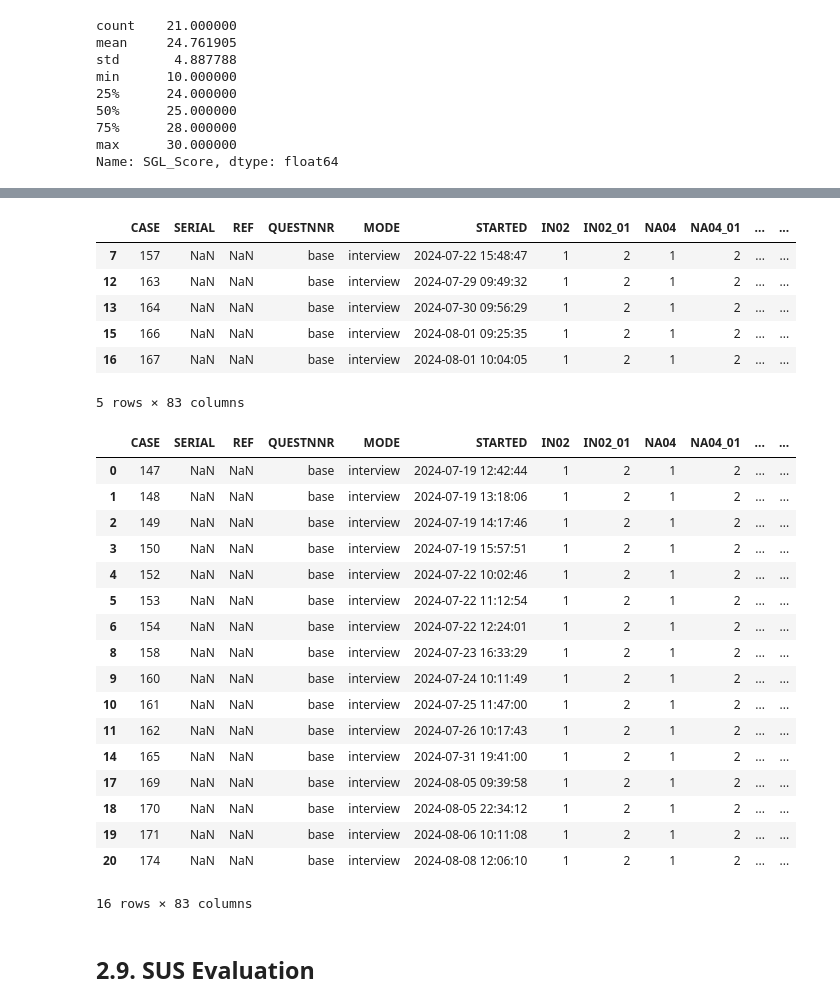
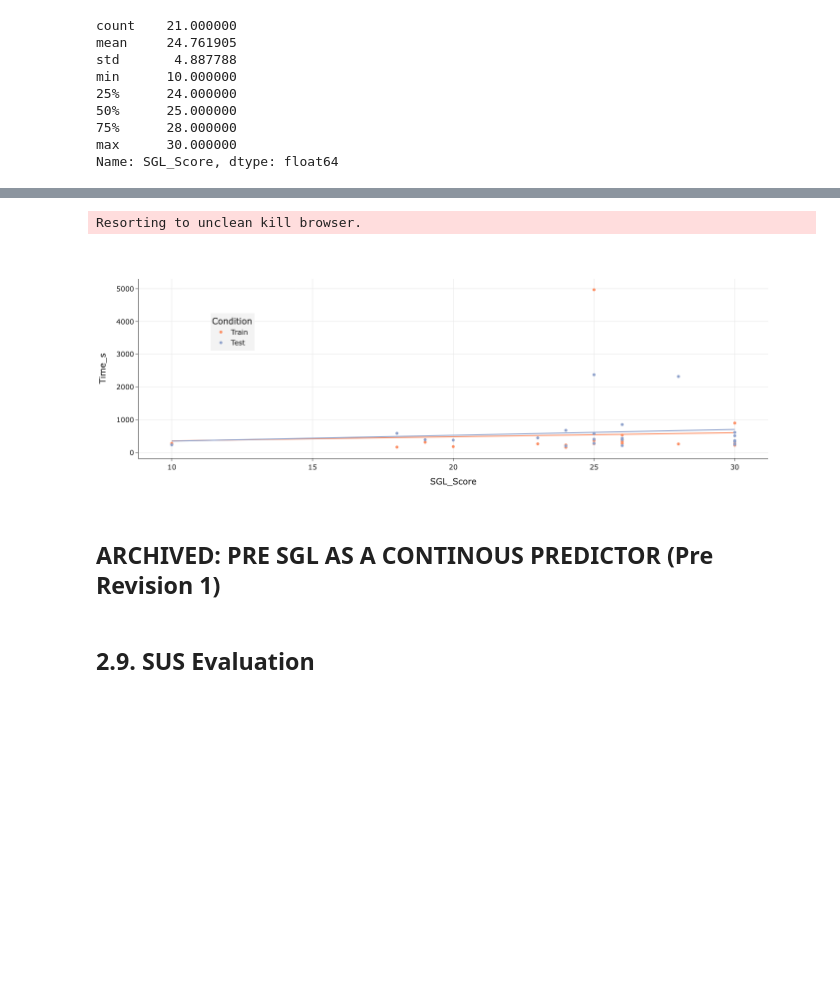
Before and after one commit to AAnzel/Polar-Diagrams-Dashboard, a Jupyter notebook: User_Study/src/User_Study_Main.ipynb, the cells around one changed output, grey strips where cells are left out. Cells and saved outputs as stored; diff of their text form; code cells hidden in the pictures; blank space fills up the shorter version.

```diff
--- a/User_Study/src/User_Study_Main.ipynb
+++ b/User_Study/src/User_Study_Main.ipynb
@@ -627,35 +1132,42 @@ Name: SGL_Score, dtype: float64
+# %%
+# RT vs SGL for train and test
+chart_time = px.scatter(
+    df_study_data_long,
+    x="SGL_Score",
+    y="Time_s",
+    color="Condition",
+    color_discrete_map={'Train': '#FC8D62', 'Test': '#8DA0CB'},
+    trendline="ols",
+    template='simple_white',
+    height=500,
+    width=1000
+)
+chart_time.update_traces(cliponaxis=False)
+chart_time.update_xaxes(showgrid=True)
+chart_time.update_yaxes(showgrid=True)
+chart_time.update_layout(
+    font=dict(size=14),
+    legend=dict(
+        orientation="v",
+        yanchor="bottom",
+        y=0.6,
+        xanchor="center",
+        x=0.15,
+        bgcolor='#f3f3f3',
+    )
+)
+chart_time.write_image(os.path.join(path_study_data_results, 'Time_SGL.pdf'))
+chart_time.show()
+# %% [output]
+Resorting to unclean kill browser.
+[figure, added]
+# %% [markdown]
+## ARCHIVED: PRE SGL AS A CONTINOUS PREDICTOR (Pre Revision 1)
 # %%
-float_third_quantile = df_study_data['SGL_Score'].quantile(0.75)
-df_study_data[df_study_data['SGL_Score'] > float_third_quantile]
+# float_third_quantile = df_study_data['SGL_Score'].quantile(0.75)
+# df_study_data[df_study_data['SGL_Score'] > float_third_quantile]
-# %% [output]
-|  | CASE | SERIAL | REF | QUESTNNR | MODE | STARTED | IN02 | IN02_01 | NA04 | NA04_01 | ... | ... |
-| 7 | 157 | NaN | NaN | base | interview | 2024-07-22 15:48:47 | 1 | 2 | 1 | 2 | ... | ... |
-| 12 | 163 | NaN | NaN | base | interview | 2024-07-29 09:49:32 | 1 | 2 | 1 | 2 | ... | ... |
-| 13 | 164 | NaN | NaN | base | interview | 2024-07-30 09:56:29 | 1 | 2 | 1 | 2 | ... | ... |
-| 15 | 166 | NaN | NaN | base | interview | 2024-08-01 09:25:35 | 1 | 2 | 1 | 2 | ... | ... |
-| 16 | 167 | NaN | NaN | base | interview | 2024-08-01 10:04:05 | 1 | 2 | 1 | 2 | ... | ... |
-5 rows × 83 columns
 # %%
-df_study_data[df_study_data['SGL_Score'] <= float_third_quantile]
+# df_study_data[df_study_data['SGL_Score'] <= float_third_quantile]
-# %% [output]
-|  | CASE | SERIAL | REF | QUESTNNR | MODE | STARTED | IN02 | IN02_01 | NA04 | NA04_01 | ... | ... |
-| 0 | 147 | NaN | NaN | base | interview | 2024-07-19 12:42:44 | 1 | 2 | 1 | 2 | ... | ... |
-| 1 | 148 | NaN | NaN | base | interview | 2024-07-19 13:18:06 | 1 | 2 | 1 | 2 | ... | ... |
-| 2 | 149 | NaN | NaN | base | interview | 2024-07-19 14:17:46 | 1 | 2 | 1 | 2 | ... | ... |
-| 3 | 150 | NaN | NaN | base | interview | 2024-07-19 15:57:51 | 1 | 2 | 1 | 2 | ... | ... |
-| 4 | 152 | NaN | NaN | base | interview | 2024-07-22 10:02:46 | 1 | 2 | 1 | 2 | ... | ... |
-| 5 | 153 | NaN | NaN | base | interview | 2024-07-22 11:12:54 | 1 | 2 | 1 | 2 | ... | ... |
-| 6 | 154 | NaN | NaN | base | interview | 2024-07-22 12:24:01 | 1 | 2 | 1 | 2 | ... | ... |
-| 8 | 158 | NaN | NaN | base | interview | 2024-07-23 16:33:29 | 1 | 2 | 1 | 2 | ... | ... |
-| 9 | 160 | NaN | NaN | base | interview | 2024-07-24 10:11:49 | 1 | 2 | 1 | 2 | ... | ... |
-| 10 | 161 | NaN | NaN | base | interview | 2024-07-25 11:47:00 | 1 | 2 | 1 | 2 | ... | ... |
-| 11 | 162 | NaN | NaN | base | interview | 2024-07-26 10:17:43 | 1 | 2 | 1 | 2 | ... | ... |
-| 14 | 165 | NaN | NaN | base | interview | 2024-07-31 19:41:00 | 1 | 2 | 1 | 2 | ... | ... |
-| 17 | 169 | NaN | NaN | base | interview | 2024-08-05 09:39:58 | 1 | 2 | 1 | 2 | ... | ... |
-| 18 | 170 | NaN | NaN | base | interview | 2024-08-05 22:34:12 | 1 | 2 | 1 | 2 | ... | ... |
-| 19 | 171 | NaN | NaN | base | interview | 2024-08-06 10:11:08 | 1 | 2 | 1 | 2 | ... | ... |
-| 20 | 174 | NaN | NaN | base | interview | 2024-08-08 12:06:10 | 1 | 2 | 1 | 2 | ... | ... |
-16 rows × 83 columns
 # %% [markdown]
 ## 2.9. SUS Evaluation
 # %%
```
Also changed, not shown: parts of 33 cells of this notebook, 3 other files.
